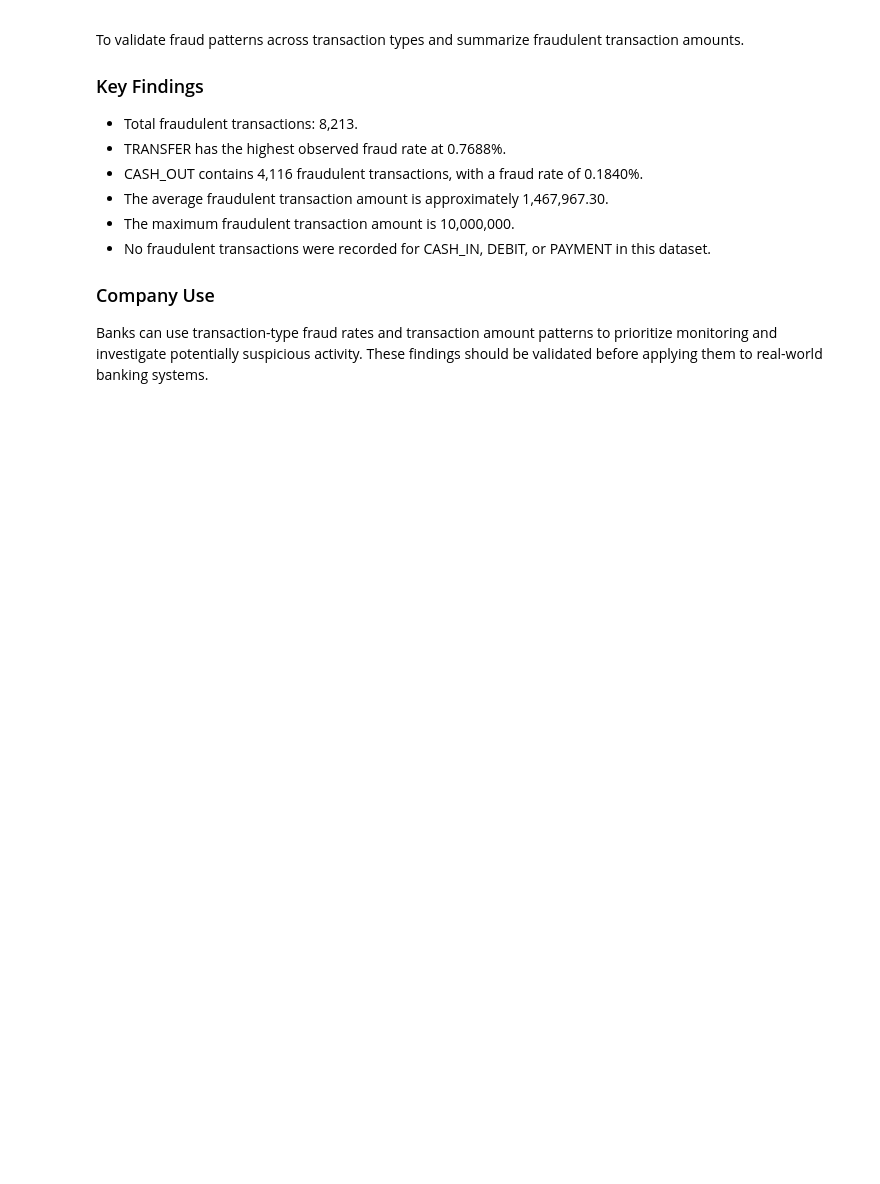
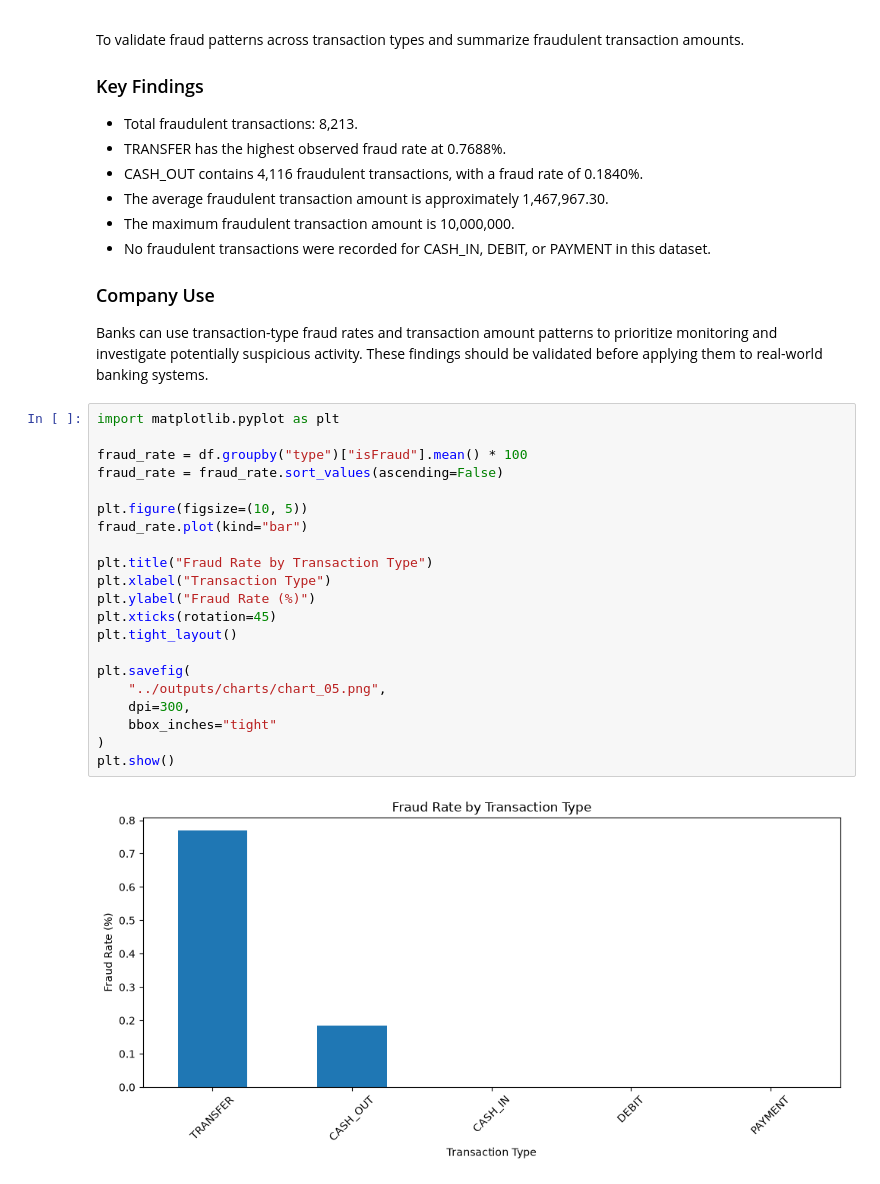
Before and after one commit to suyogwalave7-cell/Banking-Data-Intelligence-Platform, a Jupyter notebook: notebooks/01_paysim_data_exploration.ipynb, the cells around one changed output. Drawn from its saved outputs; the diff is of its cells as text; blank space fills up the shorter version.

Commit message:
Add fraud rate visualization

```diff
--- a/notebooks/01_paysim_data_exploration.ipynb
+++ b/notebooks/01_paysim_data_exploration.ipynb
@@ -1539,3 +1539,26 @@ To validate fraud patterns across transaction types and summarize fraudulent tra
 
 ### Company Use
 Banks can use transaction-type fraud rates and transaction amount patterns to prioritize monitoring and investigate potentially suspicious activity. These findings should be validated before applying them to real-world banking systems.
+# %%
+import matplotlib.pyplot as plt
+
+fraud_rate = df.groupby("type")["isFraud"].mean() * 100
+fraud_rate = fraud_rate.sort_values(ascending=False)
+
+plt.figure(figsize=(10, 5))
+fraud_rate.plot(kind="bar")
+
+plt.title("Fraud Rate by Transaction Type")
+plt.xlabel("Transaction Type")
+plt.ylabel("Fraud Rate (%)")
+plt.xticks(rotation=45)
+plt.tight_layout()
+
+plt.savefig(
+    "../outputs/charts/chart_05.png",
+    dpi=300,
+    bbox_inches="tight"
+)
+plt.show()
+# %% [output]
+[figure, added]
```
Also changed, not shown: parts of 1 cell of this notebook, 1 other file.
